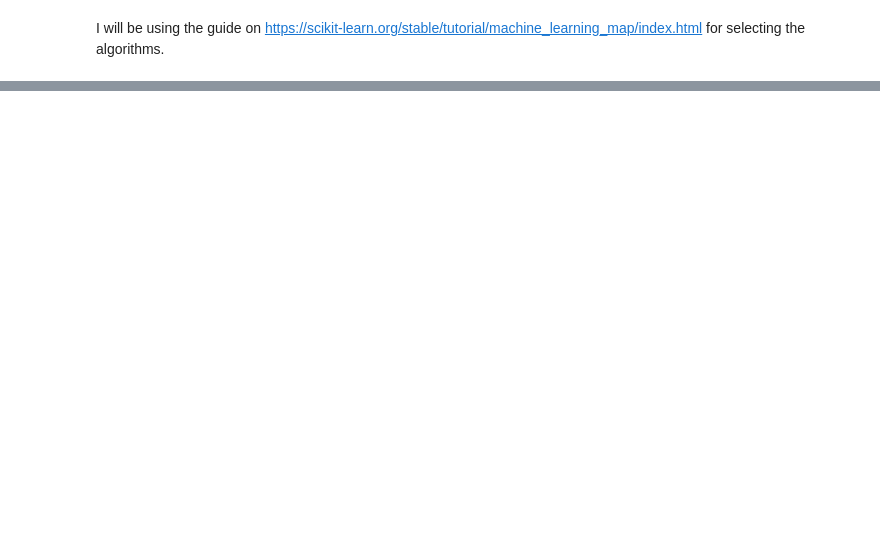
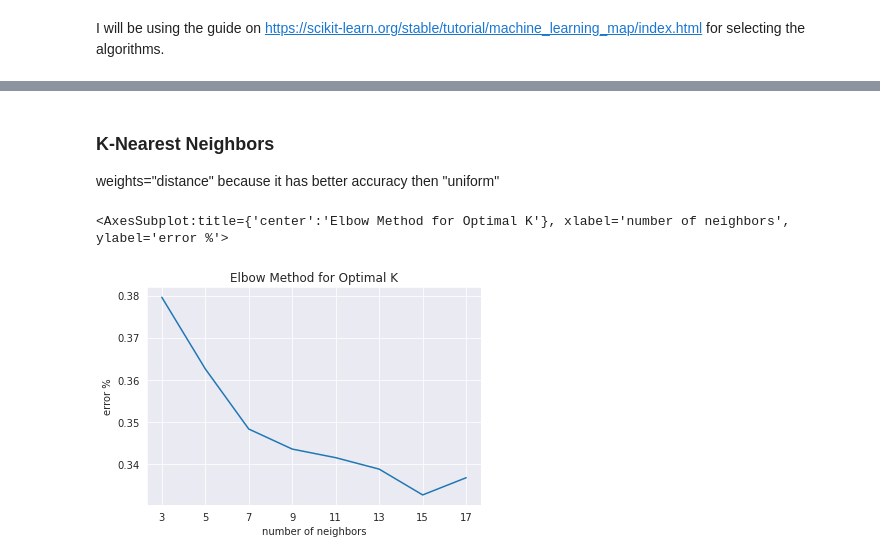
Before and after one commit to AtakanYuksel/white-wine-quality-prediction, a Jupyter notebook: main.ipynb, the cells around one changed output, grey strips where cells are left out. Saved outputs shown, nothing was run; the diff lists cells and outputs as text; code cells hidden in the pictures; blank space fills up the shorter version.

Commit message:
implemented elbow method for knn, tried to attack the problem as a regression problem

```diff
--- a/main.ipynb
+++ b/main.ipynb
@@ -96 +109,25 @@ svm.score(X_test, y_test)
+# %% [markdown]
+### K-Nearest Neighbors
+
+
+weights="distance" because it has better accuracy then "uniform"<br>
+# %%
+from sklearn.neighbors import KNeighborsClassifier
+
+knn_elbow_dict = {}
+
+for i in range(3, 19, 2):
+    knn = make_pipeline(StandardScaler(), KNeighborsClassifier(n_neighbors=i ,weights="distance"))
+    knn.fit(X_train, y_train)
+
+    knn_elbow_dict[i] = (1 - knn.score(X_test, y_test))
+
+plt.title("Elbow Method for Optimal K")
+plt.xlabel("number of neighbors")
+plt.ylabel("error %")
+plt.xticks(list(range(3, 19, 2)))
+sns.lineplot(data=knn_elbow_dict)
+# %% [output]
+<AxesSubplot:title={'center':'Elbow Method for Optimal K'}, xlabel='number of neighbors', ylabel='error %'>
+[figure, added]
 # %%
```
Also changed, not shown: parts of 21 cells of this notebook.
